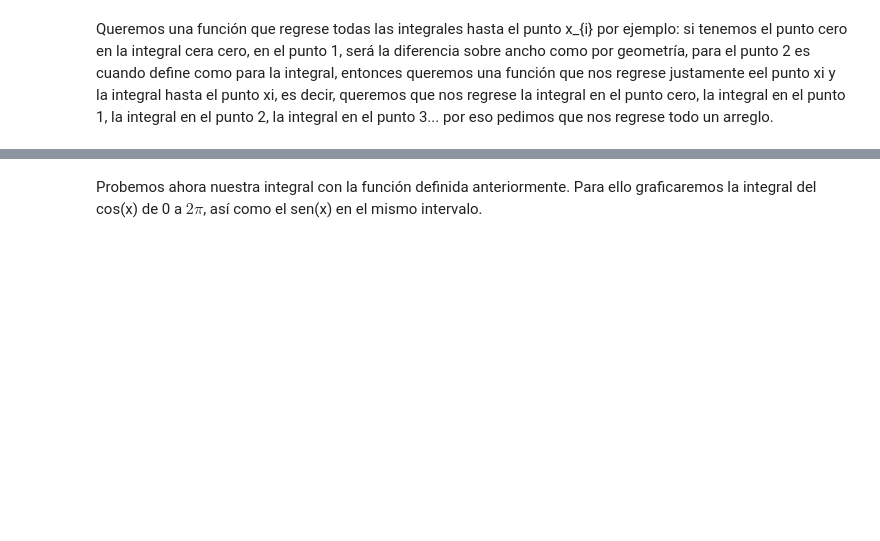
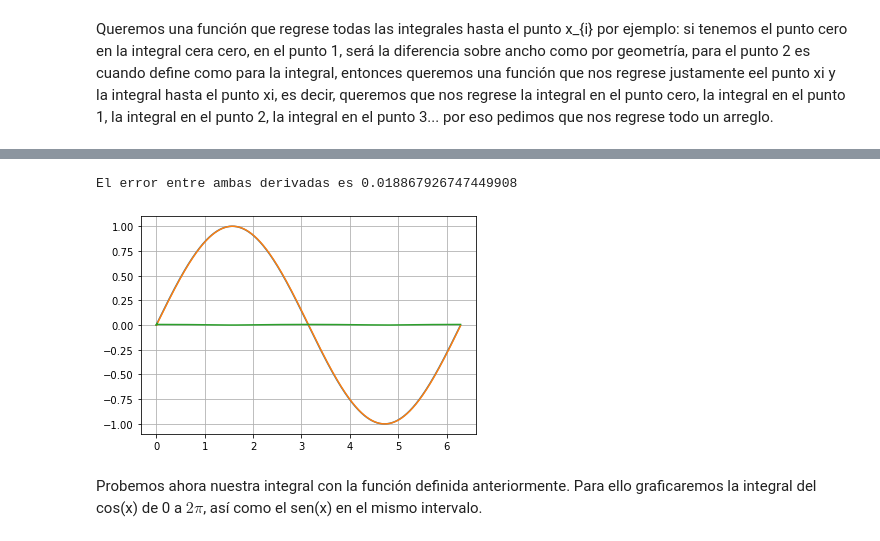
Before and after one commit to Sandiihers/Tareas-de-Fisica-Computacional, a Jupyter notebook: Examen 1-Hernández Ramos Sandra Python .ipynb, the cells around one changed output, grey strips where cells are left out. Cells and saved outputs as stored; diff of their text form; code cells hidden in the pictures; blank space fills up the shorter version.

```diff
--- a/Examen 1-Hernández Ramos Sandra Python .ipynb
+++ b/Examen 1-Hernández Ramos Sandra Python .ipynb
@@ -28 +77,23 @@ Queremos una función que regrese todas las integrales hasta el punto x_{i} por
+# %%
+#Definimos nuestra malla
+x=linspace(0,2*pi,1000)
+y_integral = np.sin(x)
+y_integral_numerica = newfuncion(x,np.cos(x))
+error=abs(y_integral- y_integral_numerica)
+#Graficamos la integral del Coseno punto a punto, es decir el Seno evaluado en la malla
+plot(x,np.sin(x))
+#Graficamos la integral punto a punto del coseno con funcion1
+plot(x,funcion1(x,np.cos(x)))
+#s=m[:,1]
+#m=funcion1(x,np.cos(x))
+#print('{:^20}{:^20}'.format(r'x_i','Integral en x_i'))
+#for i in range (len(m)):
+    #print('{:^20}{:^20}'.format(x[i],m[i]))
+plot(x,error,label='Error entre ambas gráficas')
+print("El error entre ambas derivadas es",max(error))
+grid()
+show()
+# %% [output]
+El error entre ambas derivadas es 0.018867926747449908
+[figure, added]
 # %%
```
Also changed, not shown: parts of 9 cells of this notebook.
